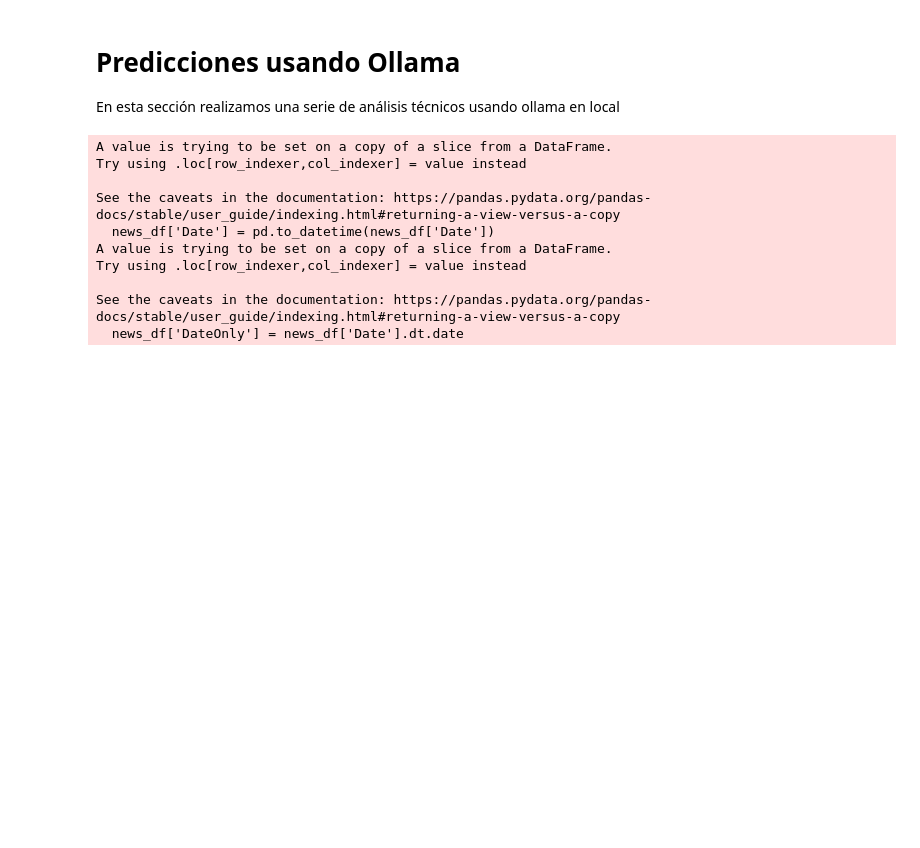
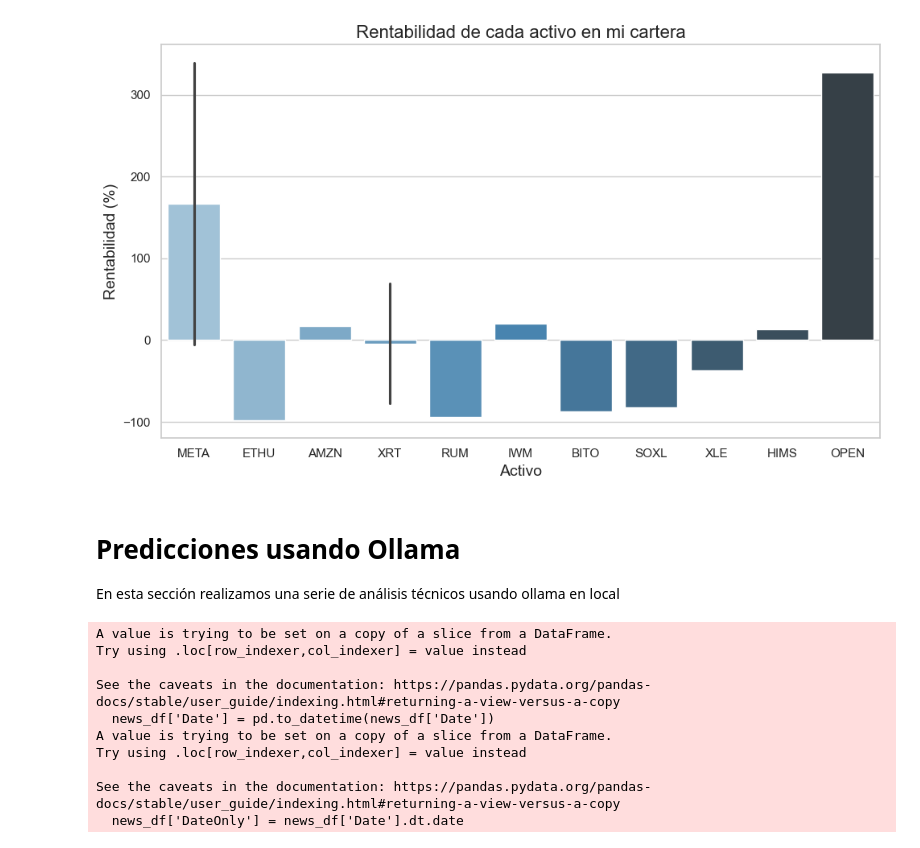
Before and after one commit to nestorap/sotck_app, a Jupyter notebook: notebooks/pruebas.ipynb, the cells around one changed output. Drawn from its saved outputs; the diff is of its cells as text; code cells hidden in the pictures; blank space fills up the shorter version.

```diff
--- a/notebooks/pruebas.ipynb
+++ b/notebooks/pruebas.ipynb
@@ -23,0 +213,4 @@ Matplotlib is building the font cache; this may take a moment.
+# %%
+# Crear una nueva columna en el DataFrame para el precio actual
+df_final['precio_actual'] = df_final['symbol'].apply(
+    lambda row : obtener_precio_activo(symbol=row["symbol"] , strike=row["strike"] , vencimiento=int(row["lastTradeDateOrContractMonth"]), tipo=row["right"]))
@@ -24,3 +239,27 @@ Matplotlib is building the font cache; this may take a moment.
+# %%
+# Calcular la rentabilidad para cada acción
+df_final["precio_compra"] = df_final.loc[:,"avgCost"] / df_final.loc[:,"position"]
+df_final['rentabilidad'] = ((df_final['precio_actual'] - df_final['precio_compra']) / df_final['precio_compra']) * 100
+
+# Calcular el valor total invertido y la rentabilidad total (si te interesa)
+df_final['valor_actual'] = df_final['precio_actual'] * df_final['position']
+df_final['rentabilidad_total'] = ((df_final['valor_actual'] - df_final['avgCost']) / df_final['avgCost']) * 100
+# %%
+# Pintamos la info
+# Crear un gráfico de barras de rentabilidad
+plt.figure(figsize=(10, 6))
+sns.barplot(x='symbol', y='rentabilidad', data=df_final, palette='Blues_d', hue='symbol')
+
+# Añadir título y etiquetas
+plt.title('Rentabilidad de cada activo en mi cartera', fontsize=16)
+plt.xlabel('Activo', fontsize=14)
+plt.ylabel('Rentabilidad (%)', fontsize=14)
+
+# Mostrar el gráfico
+plt.tight_layout()
+plt.show()
+# %% [output]
+[figure, added]
 # %% [markdown]
 # Predicciones usando Ollama
 En esta sección realizamos una serie de análisis técnicos usando ollama en local
```
Also changed, not shown: parts of 22 cells of this notebook.
